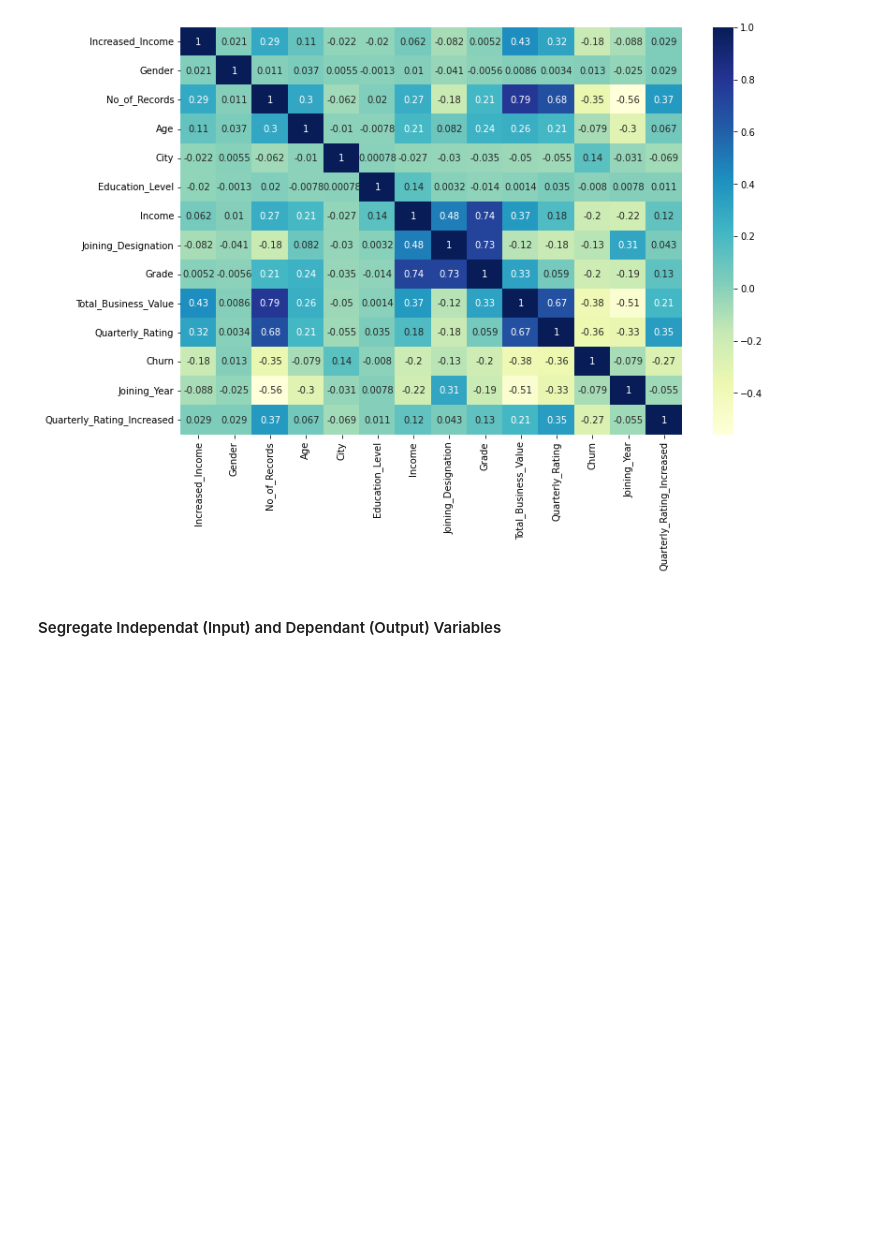
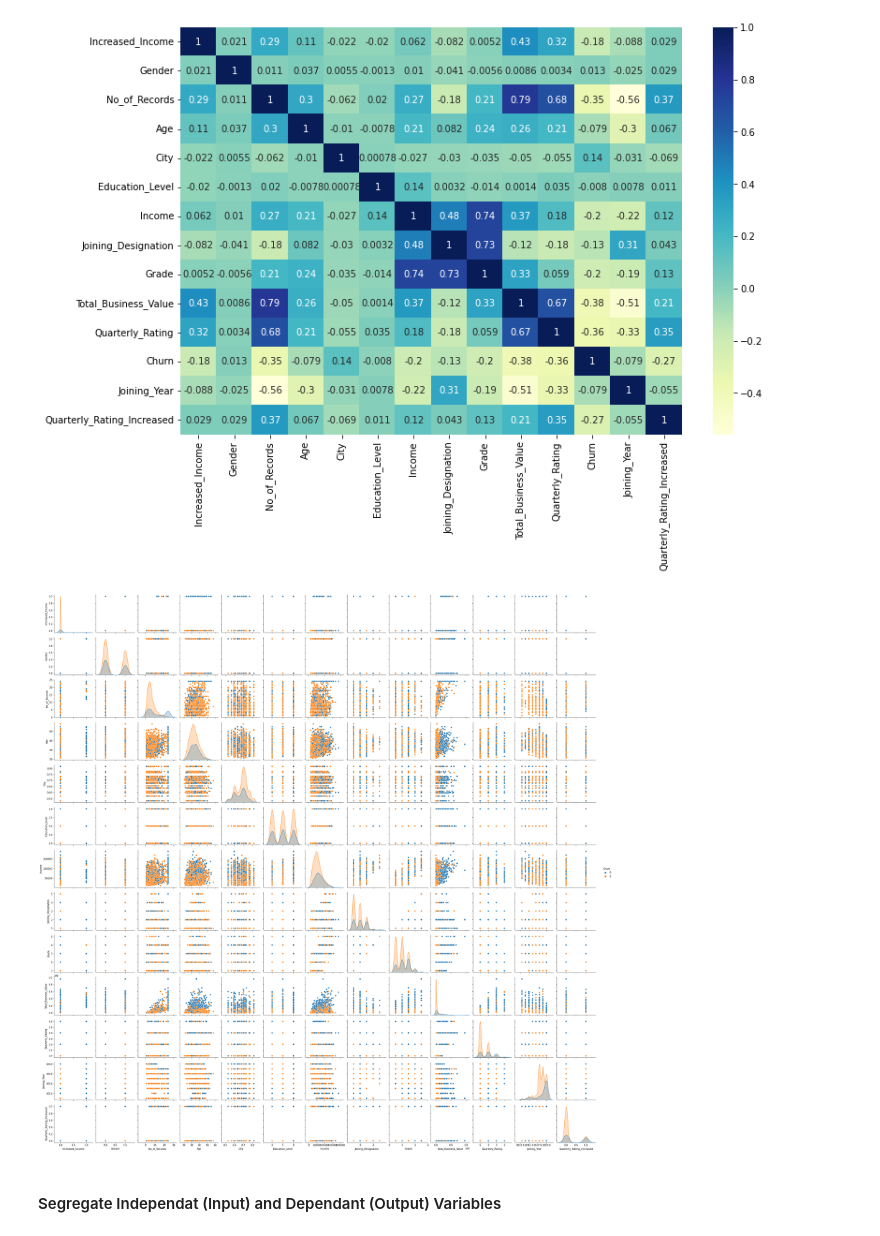
Before and after one commit to pkmariya/Scaler01, a Jupyter notebook: OLA_CaseStudy_Mariya_DSMLJune2022.ipynb, the cells around one changed output. Cells and saved outputs as stored; diff of their text form; code cells hidden in the pictures; blank space fills up the shorter version.

```diff
--- a/OLA_CaseStudy_Mariya_DSMLJune2022.ipynb
+++ b/OLA_CaseStudy_Mariya_DSMLJune2022.ipynb
@@ -566,6 +566,11 @@ sns.heatmap(Mdata.corr(), annot=True, cmap="YlGnBu")
 plt.show()
 # %% [output]
 [figure]
+# %%
+sns.pairplot(Mdata, hue='Churn')
+plt.show()
+# %% [output]
+[figure, added]
 # %% [markdown]
 #### Segregate Independat (Input) and Dependant (Output) Variables
 # %%
```
Also changed, not shown: parts of 1 cell of this notebook.
